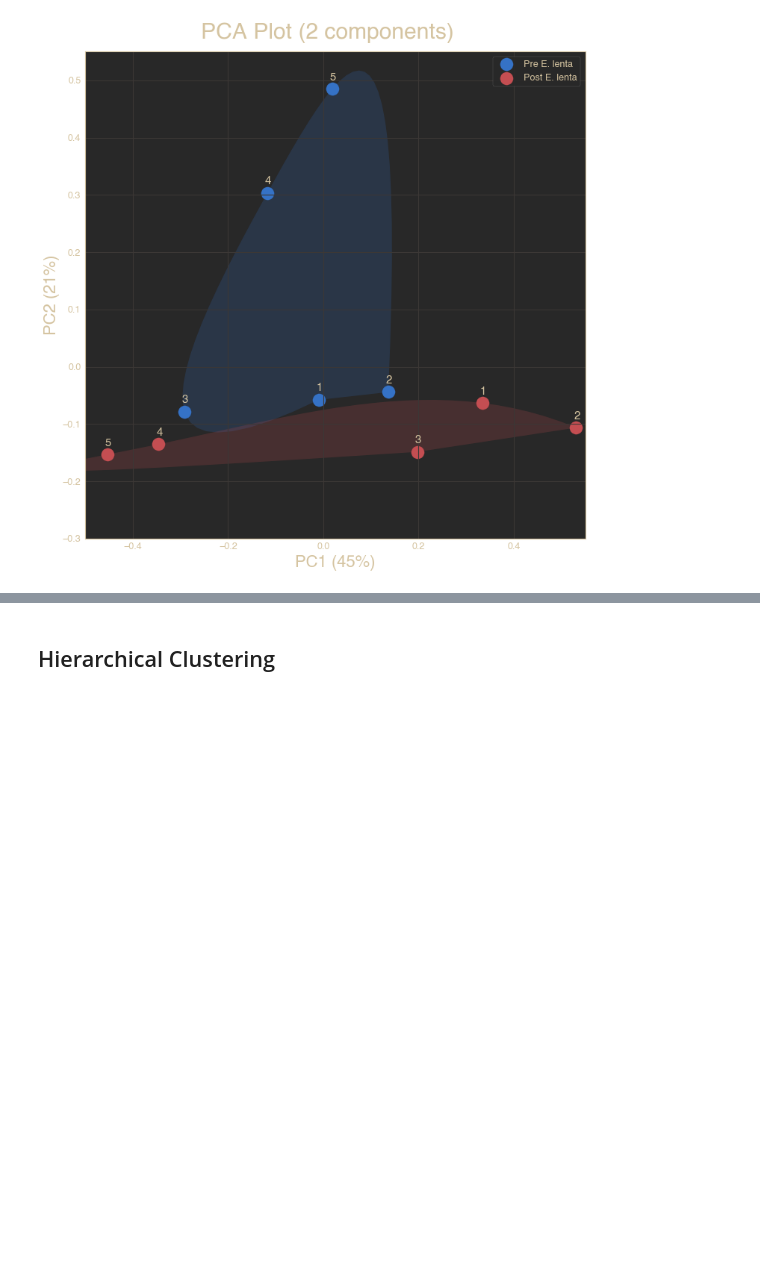
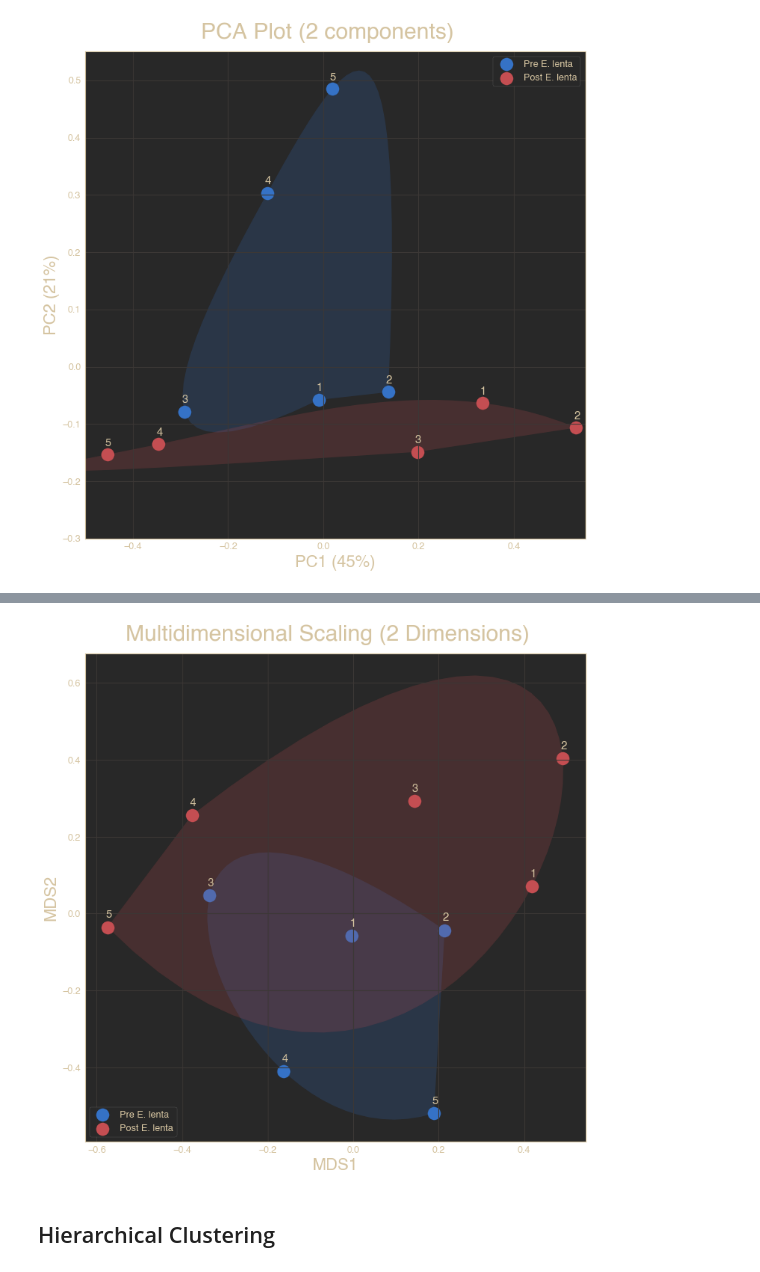
Before and after one commit to danielchang2002/FecalMetabolomics, a Jupyter notebook: notebooks/DataVisualization.ipynb, the cells around one changed output, grey strips where cells are left out. Cells and saved outputs as stored; diff of their text form; code cells hidden in the pictures; blank space fills up the shorter version.

```diff
--- a/notebooks/DataVisualization.ipynb
+++ b/notebooks/DataVisualization.ipynb
@@ -141,0 +145,6 @@ plt.savefig('../output/pca.png')
+# %%
+from sklearn.manifold import MDS
+
+mds = MDS(n_components=2, random_state=42)
+mds_components = mds.fit_transform(df.iloc[:, 1:-2])
+mds_components
@@ -142,3 +162,30 @@ plt.savefig('../output/pca.png')
+# %%
+fig = plt.figure(figsize=(12,12))
+before = mds_components[(0, 2, 4, 6, 8), :]
+after = mds_components[(1, 3, 5, 7, 9), :]
+plt.scatter(before[:, 0], before[:, 1], c='b', s=300, label='Pre E. lenta')
+plt.scatter(after[:, 0], after[:, 1], c='r', s=300, label='Post E. lenta')
+encircle(before[:, 0], before[:, 1], alpha=0.2, c='b')
+encircle(after[:, 0], after[:, 1], alpha=0.2, c='r')
+
+
+font = {'weight' : 'bold', 'size' : 22}
+plt.xlabel('MDS1', font=font)
+plt.ylabel('MDS2', font=font)
+
+ax = plt.gca()
+
+for i in range(10):
+    label = i // 2 + 1
+    plt.text(mds_components[i, 0] - 0.005, mds_components[i, 1] + 0.025, label, font = {
+        'weight' : 'bold',
+        'size'   : 15
+    })
+plt.legend()
+plt.figtext(.5,.9,'Multidimensional Scaling (2 Dimensions)',fontsize=30,ha='center')
+plt.savefig('../output/MDS.png')
+# %% [output]
+[figure, added]
 # %% [markdown]
 ## Hierarchical Clustering
 # %%
```
Also changed, not shown: parts of 4 cells of this notebook, 1 other file.
